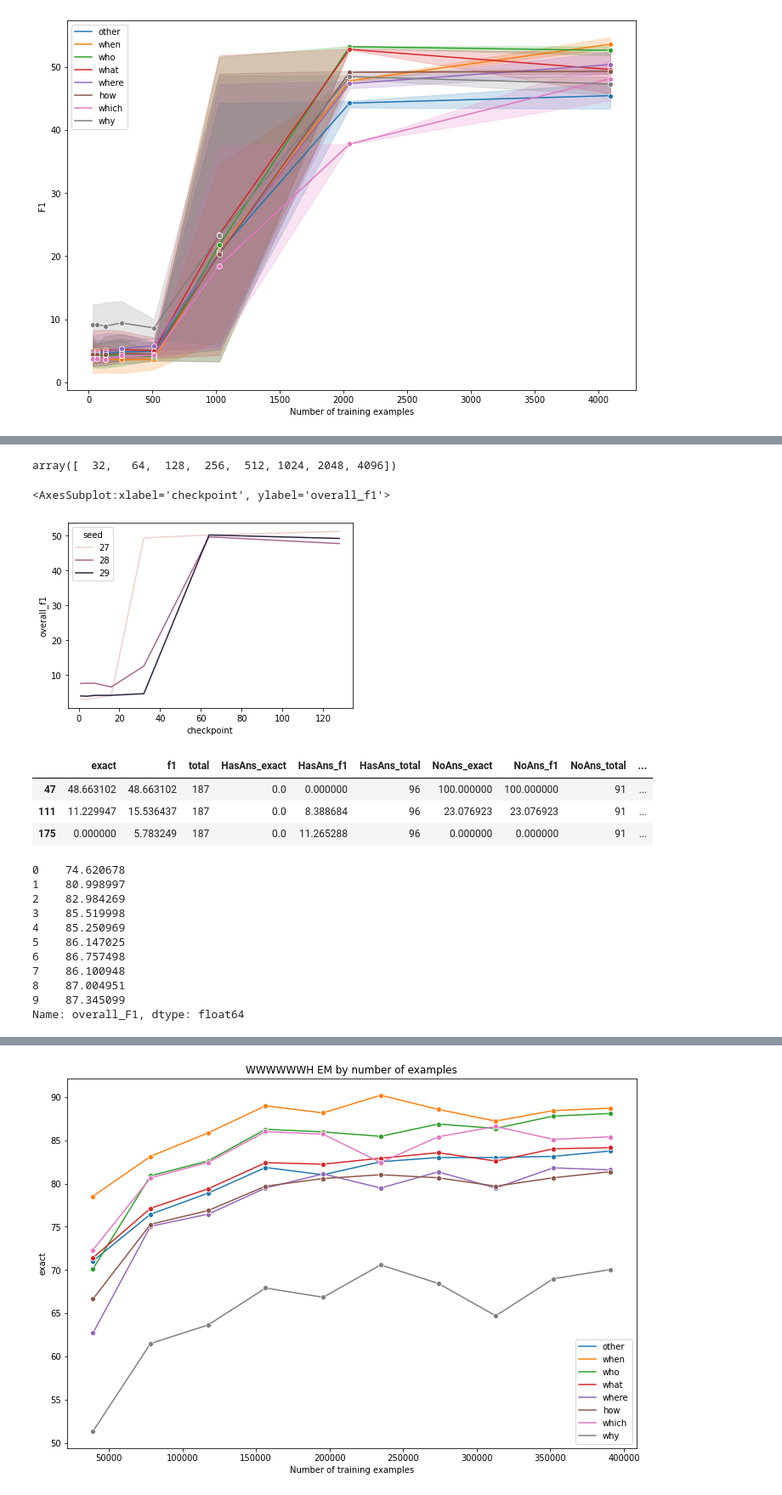
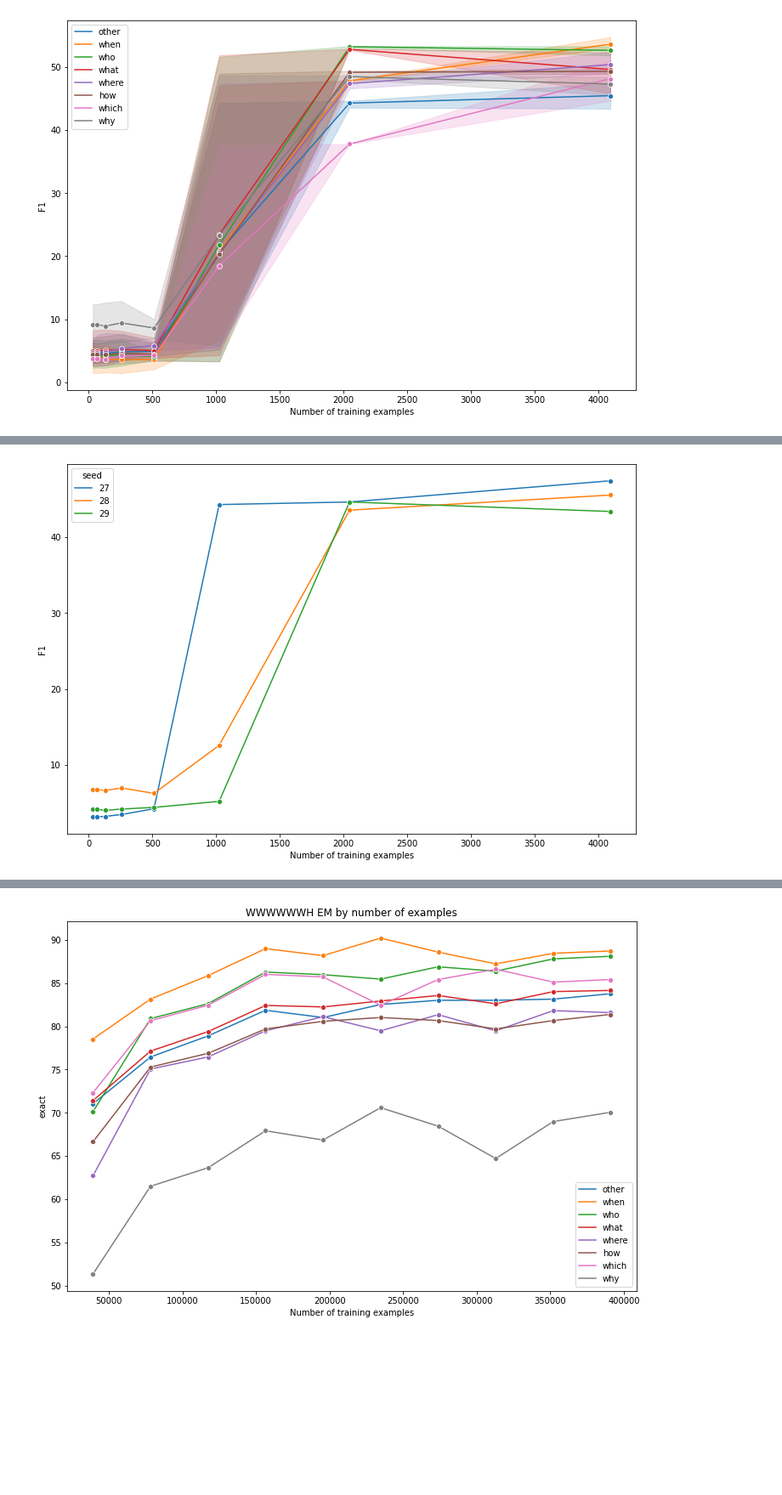
Before and after one commit to stevieg3/when-do-reading-comprehension-models-learn, a Jupyter notebook: notebooks/main/02-albert-xlarge-v2 SQuADv2.ipynb, the cells around one changed output, grey strips where cells are left out. Shown at 85% size. Drawn from its saved outputs; the diff is of its cells as text; code cells hidden in the pictures; blank space fills up the shorter version.

```diff
--- a/notebooks/main/02-albert-xlarge-v2 SQuADv2.ipynb
+++ b/notebooks/main/02-albert-xlarge-v2 SQuADv2.ipynb
@@ -330,7 +244,7 @@ for seed, num_examples, label in tqdm(
     list(
         itertools.product(
             SEEDS,
-            np.sort(combined['num_examples'].unique())[:8], # combined['num_examples'].unique(),
+            combined['num_examples'].unique(),
             combined['w8h_label'].unique()
         )
     )
@@ -372,3 +278,8 @@ full_metrics_df.head()
+# %%
+full_metrics_df['checkpoint'] = full_metrics_df['num_examples'] / BATCH_SIZE
+# %%
+full_metrics_df = full_metrics_df.merge(overall_f1_perf_df, on=['seed', 'checkpoint'])
+full_metrics_df.shape
 # %%
 full_metrics_df.to_csv('data/processed/metrics_by_w6h-albert-xlarge-v2-squadv2-wu=100-lr=3e5-bs=32-msl=384.csv', index=False)
 # %% [markdown]
@@ -396,30 +296,9 @@ plt.show()
-# %%
-np.sort(combined['num_examples'].unique())[:8]
-# %% [output]
-array([  32,   64,  128,  256,  512, 1024, 2048, 4096])
-# %%
-sns.lineplot(data=overall_f1_perf_df[overall_f1_perf_df['checkpoint'] <= 128], x='checkpoint', y='overall_f1', hue='seed')
-# %% [output]
-<AxesSubplot:xlabel='checkpoint', ylabel='overall_f1'>
-[figure, removed]
-# %%
-full_metrics_df[(full_metrics_df['w8h_label'] == 'why') & (full_metrics_df['num_examples'] == 1024)]
-# %% [output]
-|  | exact | f1 | total | HasAns_exact | HasAns_f1 | HasAns_total | NoAns_exact | NoAns_f1 | NoAns_total | ... |
-| 47 | 48.663102 | 48.663102 | 187 | 0.0 | 0.000000 | 96 | 100.000000 | 100.000000 | 91 | ... |
-| 111 | 11.229947 | 15.536437 | 187 | 0.0 | 8.388684 | 96 | 23.076923 | 23.076923 | 91 | ... |
-| 175 | 0.000000 | 5.783249 | 187 | 0.0 | 11.265288 | 96 | 0.000000 | 0.000000 | 91 | ... |
-# %%
-overall_f1_perf_df['overall_F1']
-# %% [output]
-0    74.620678
-1    80.998997
-2    82.984269
-3    85.519998
-4    85.250969
-5    86.147025
-6    86.757498
-7    86.100948
-8    87.004951
-9    87.345099
-Name: overall_F1, dtype: float64
+# %%
+plt.figure(figsize=(12, 8))
+plt.xlabel('Number of training examples')
+plt.ylabel('F1')
+sns.lineplot(data=full_metrics_df[full_metrics_df['w8h_label'] == 'other'], y='f1', x='num_examples', hue='seed', marker='o', palette='tab10')
+plt.legend(title='seed')
+plt.show()
+# %% [output]
+[figure, added]
```
Also changed, not shown: parts of 20 cells of this notebook.
